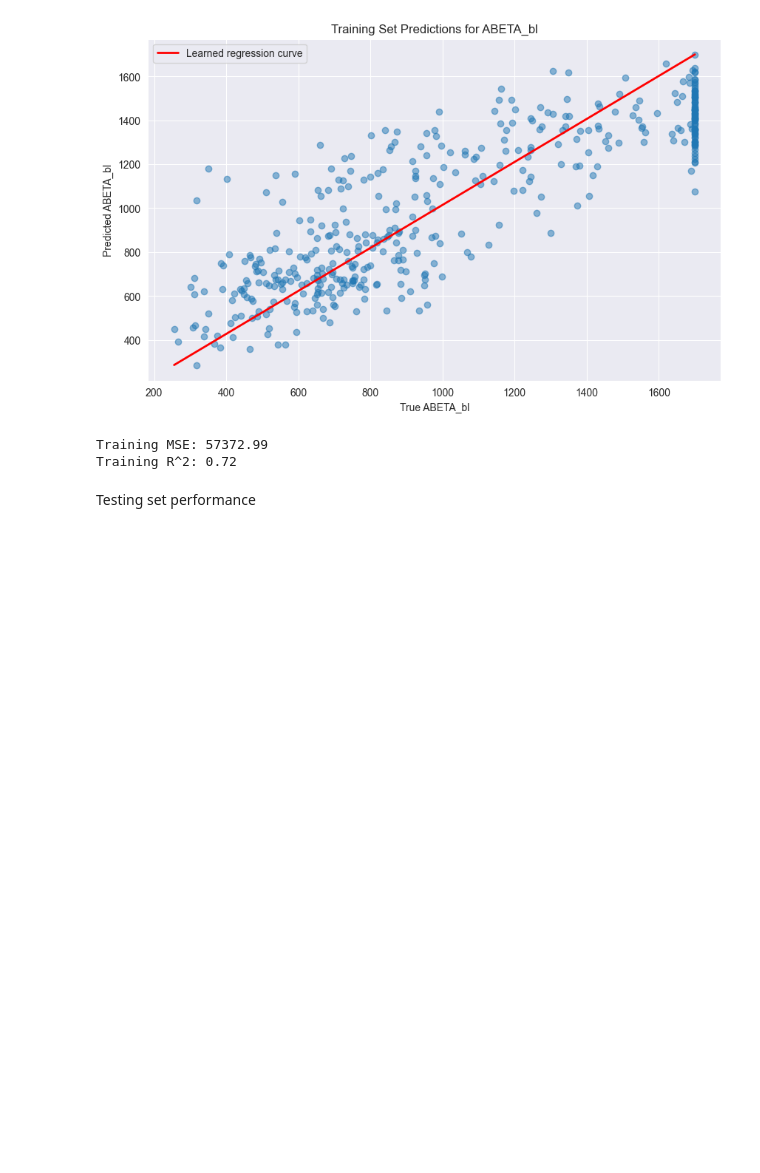
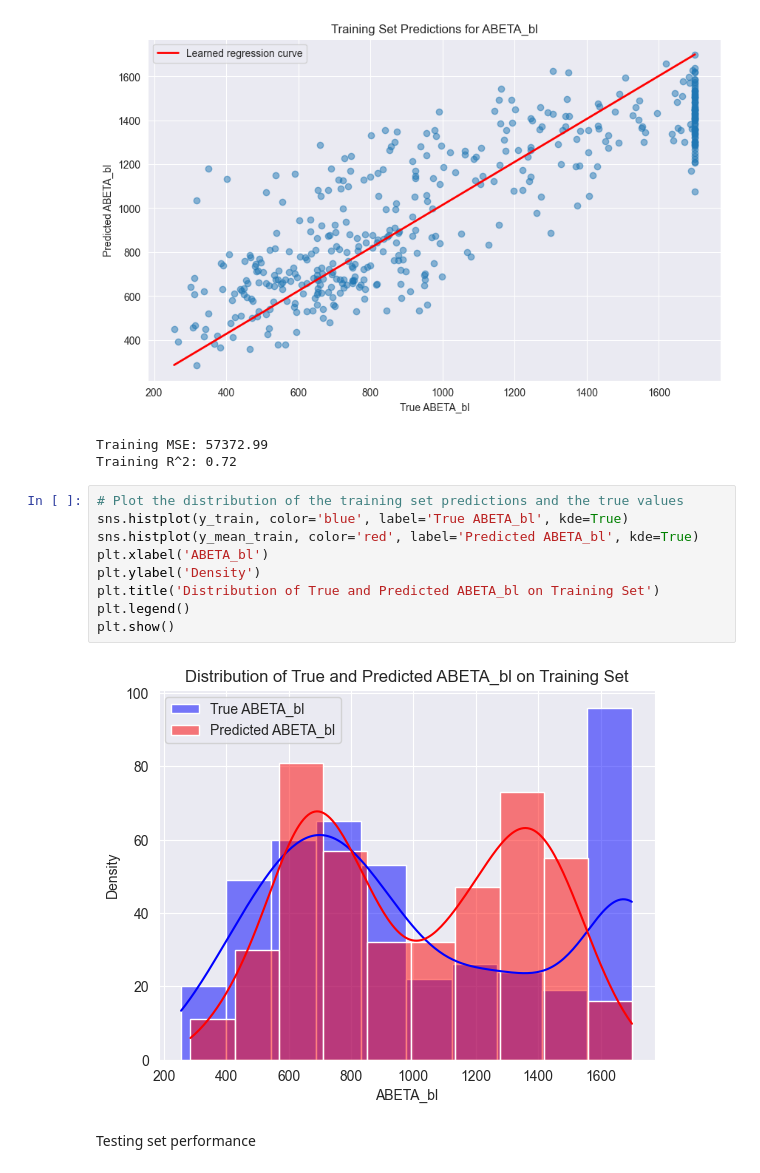
Before and after one commit to Aquila69420/adni-ml, a Jupyter notebook: train.ipynb, the cells around one changed output. Saved outputs shown, nothing was run; the diff lists cells and outputs as text; blank space fills up the shorter version.

```diff
--- a/train.ipynb
+++ b/train.ipynb
@@ -78,6 +79,17 @@ print(f'Training R^2: {r2_train:.2f}')
 [figure]
 Training MSE: 57372.99
 Training R^2: 0.72
+# %%
+# Plot the distribution of the training set predictions and the true values
+sns.histplot(y_train, color='blue', label='True ABETA_bl', kde=True)
+sns.histplot(y_mean_train, color='red', label='Predicted ABETA_bl', kde=True)
+plt.xlabel('ABETA_bl')
+plt.ylabel('Density')
+plt.title('Distribution of True and Predicted ABETA_bl on Training Set')
+plt.legend()
+plt.show()
+# %% [output]
+[figure, added]
 # %% [markdown]
 Testing set performance
 # %%
```
Also changed, not shown: parts of 17 cells of this notebook.
